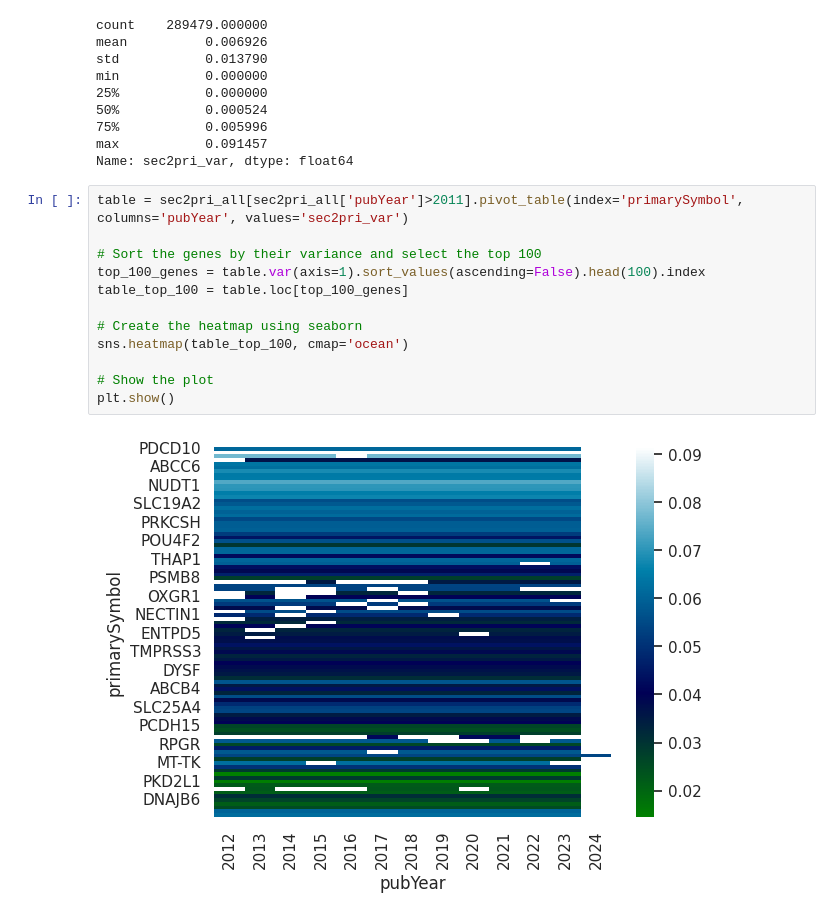
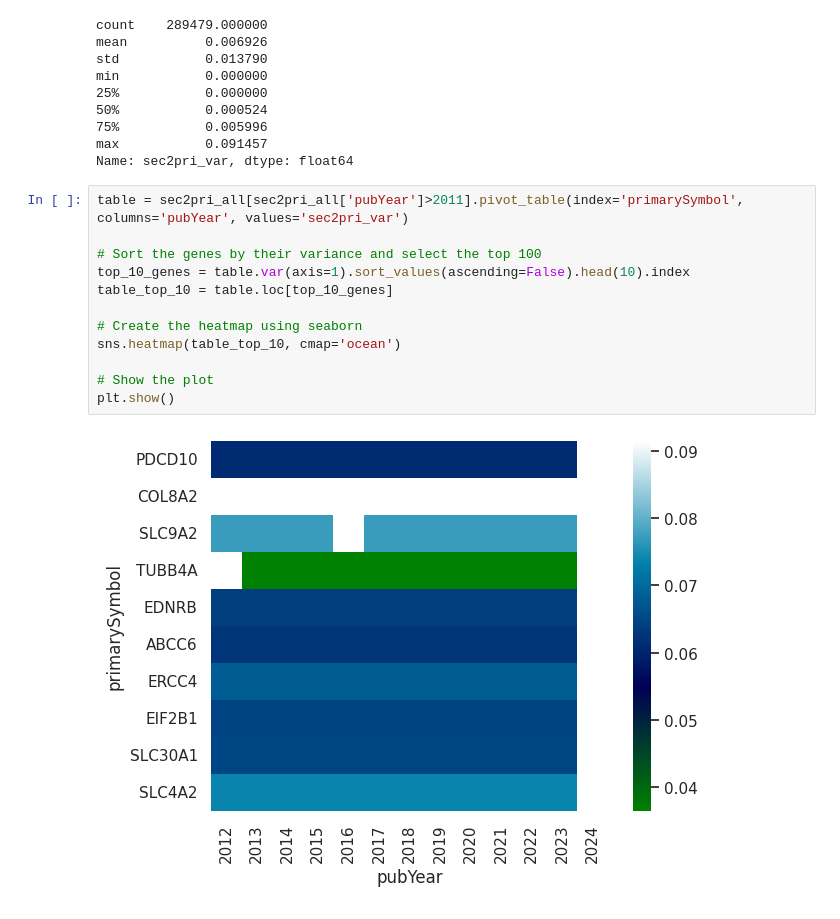
Before and after one commit to sec2pri/usecases, a Jupyter notebook: bibliometric_symbol_usage/HGNC_symbols_literature.ipynb, the cells around one changed output. Cells and saved outputs as stored; diff of their text form.

```diff
--- a/bibliometric_symbol_usage/HGNC_symbols_literature.ipynb
+++ b/bibliometric_symbol_usage/HGNC_symbols_literature.ipynb
@@ -259,14 +259,14 @@ Name: sec2pri_var, dtype: float64
 # %%
 table = sec2pri_all[sec2pri_all['pubYear']>2011].pivot_table(index='primarySymbol', columns='pubYear', values='sec2pri_var')
 
 # Sort the genes by their variance and select the top 100
-top_100_genes = table.var(axis=1).sort_values(ascending=False).head(100).index
-table_top_100 = table.loc[top_100_genes]
+top_10_genes = table.var(axis=1).sort_values(ascending=False).head(10).index
+table_top_10 = table.loc[top_10_genes]
 
 # Create the heatmap using seaborn
-sns.heatmap(table_top_100, cmap='ocean')
+sns.heatmap(table_top_10, cmap='ocean')
 
 # Show the plot
 plt.show()
 # %% [output]
-[figure, old version]
+[figure, new version]
```
